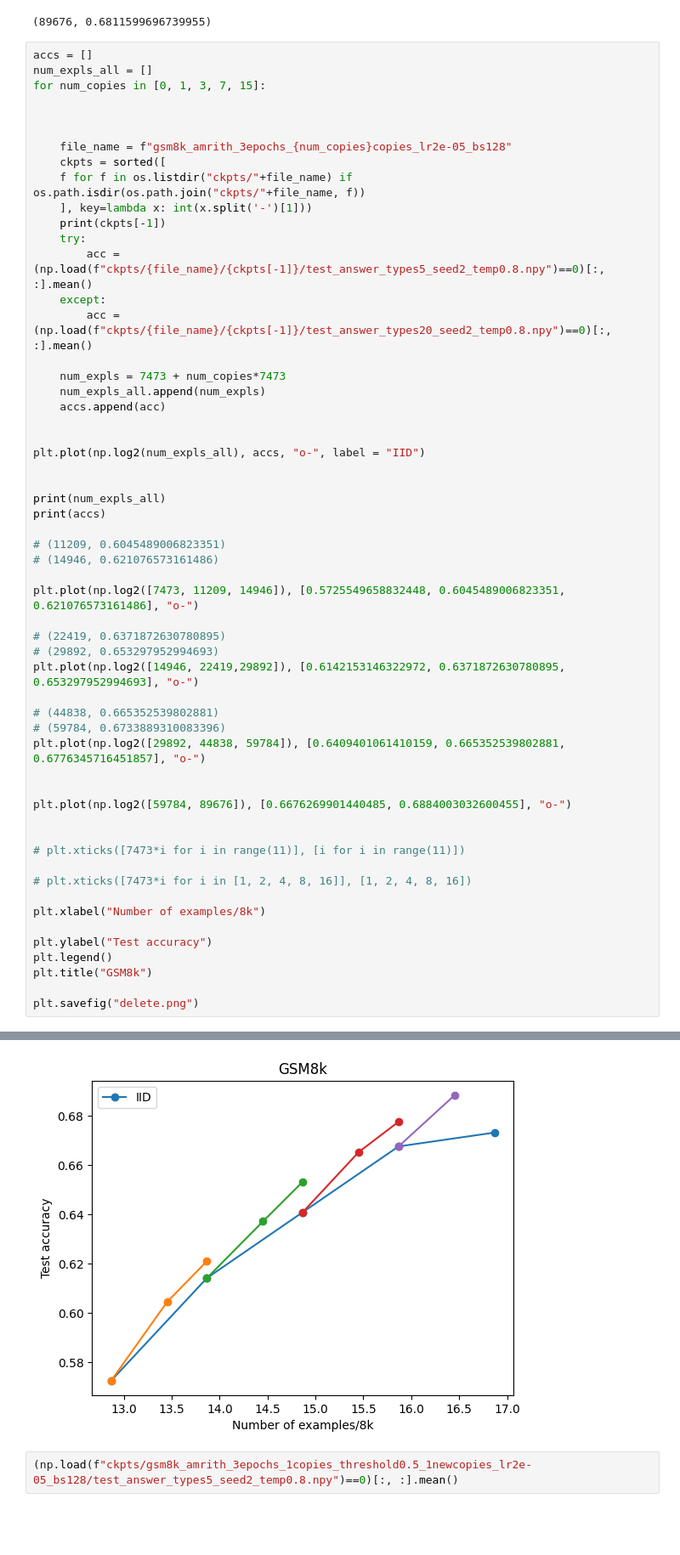
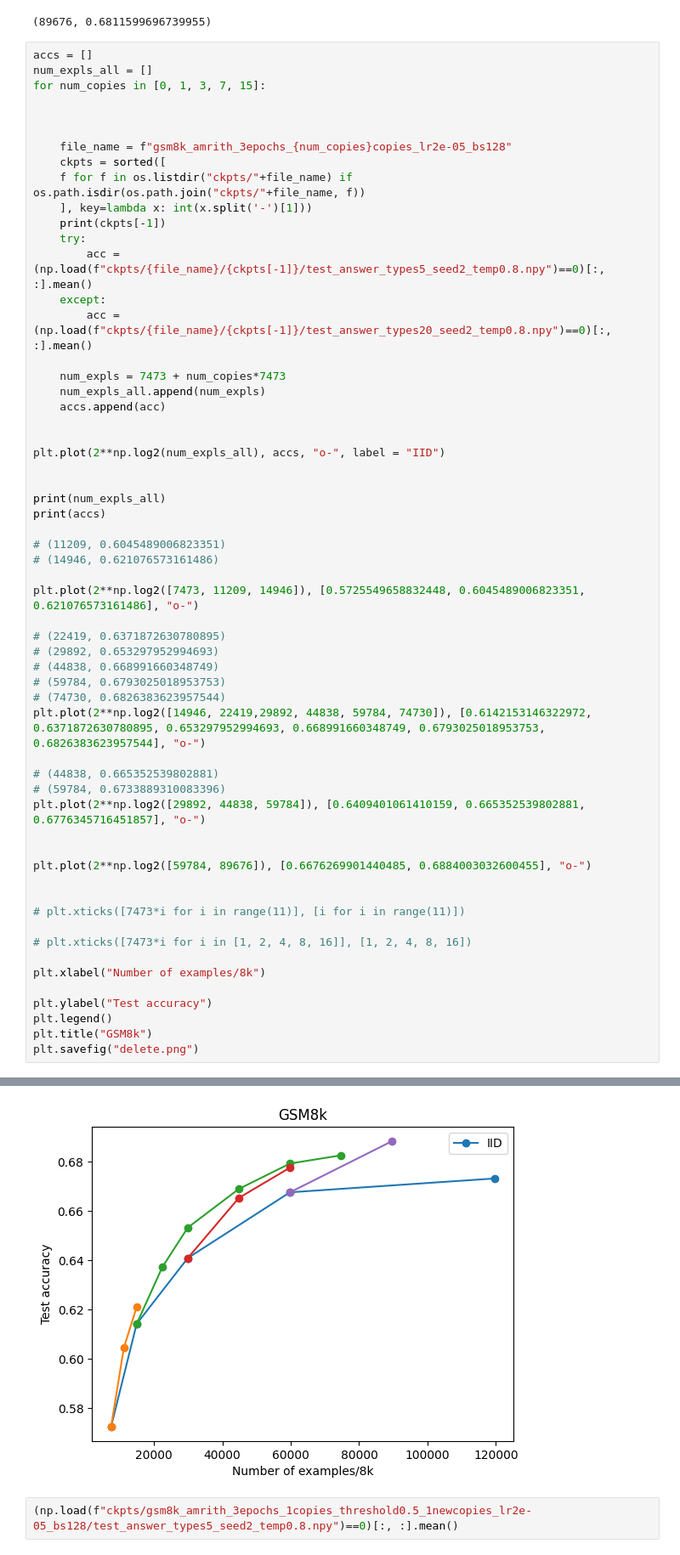
Before and after one commit to katiekang1998/reasoning_data, a Jupyter notebook: gsm8k_amrith.ipynb, the cells around one changed output, grey strips where cells are left out. Shown at 85% size. Saved outputs shown, nothing was run; the diff lists cells and outputs as text; blank space fills up the shorter version.

```diff
--- a/gsm8k_amrith.ipynb
+++ b/gsm8k_amrith.ipynb
@@ -158,7 +182,7 @@ for num_copies in [0, 1, 3, 7, 15]:
     accs.append(acc)
 
 
-plt.plot(np.log2(num_expls_all), accs, "o-", label = "IID")
+plt.plot(2**np.log2(num_expls_all), accs, "o-", label = "IID")
 
 
 print(num_expls_all)
@@ -167,40 +191,42 @@ print(accs)
 # (11209, 0.6045489006823351)
 # (14946, 0.621076573161486)
 
-plt.plot(np.log2([7473, 11209, 14946]), [0.5725549658832448, 0.6045489006823351, 0.621076573161486], "o-")
+plt.plot(2**np.log2([7473, 11209, 14946]), [0.5725549658832448, 0.6045489006823351, 0.621076573161486], "o-")
 
 # (22419, 0.6371872630780895)
 # (29892, 0.653297952994693)
-plt.plot(np.log2([14946, 22419,29892]), [0.6142153146322972, 0.6371872630780895, 0.653297952994693], "o-")
+# (44838, 0.668991660348749)
+# (59784, 0.6793025018953753)
+# (74730, 0.6826383623957544)
+plt.plot(2**np.log2([14946, 22419,29892, 44838, 59784, 74730]), [0.6142153146322972, 0.6371872630780895, 0.653297952994693, 0.668991660348749, 0.6793025018953753, 0.6826383623957544], "o-")
 
 # (44838, 0.665352539802881)
 # (59784, 0.6733889310083396)
-plt.plot(np.log2([29892, 44838, 59784]), [0.6409401061410159, 0.665352539802881, 0.6776345716451857], "o-")
+plt.plot(2**np.log2([29892, 44838, 59784]), [0.6409401061410159, 0.665352539802881, 0.6776345716451857], "o-")
 
 
-plt.plot(np.log2([59784, 89676]), [0.6676269901440485, 0.6884003032600455], "o-")
+plt.plot(2**np.log2([59784, 89676]), [0.6676269901440485, 0.6884003032600455], "o-")
 
 
 # plt.xticks([7473*i for i in range(11)], [i for i in range(11)])
 
 # plt.xticks([7473*i for i in [1, 2, 4, 8, 16]], [1, 2, 4, 8, 16])
 
 plt.xlabel("Number of examples/8k")
 
 plt.ylabel("Test accuracy")
 plt.legend()
 plt.title("GSM8k")
-
 plt.savefig("delete.png")
 # %% [output]
 checkpoint-174
 checkpoint-348
 checkpoint-699
 checkpoint-1401
 checkpoint-2802
 [7473, 14946, 29892, 59784, 119568]
 [0.5725549658832448, 0.6142153146322972, 0.6409401061410159, 0.6676269901440485, 0.6732373009855952]
-[figure, old version]
+[figure, new version]
 # %%
 (np.load(f"ckpts/gsm8k_amrith_3epochs_1copies_threshold0.5_1newcopies_lr2e-05_bs128/test_answer_types5_seed2_temp0.8.npy")==0)[:, :].mean()
 # %% [output]
```
Also changed, not shown: parts of 3 cells of this notebook, 7 other files.
